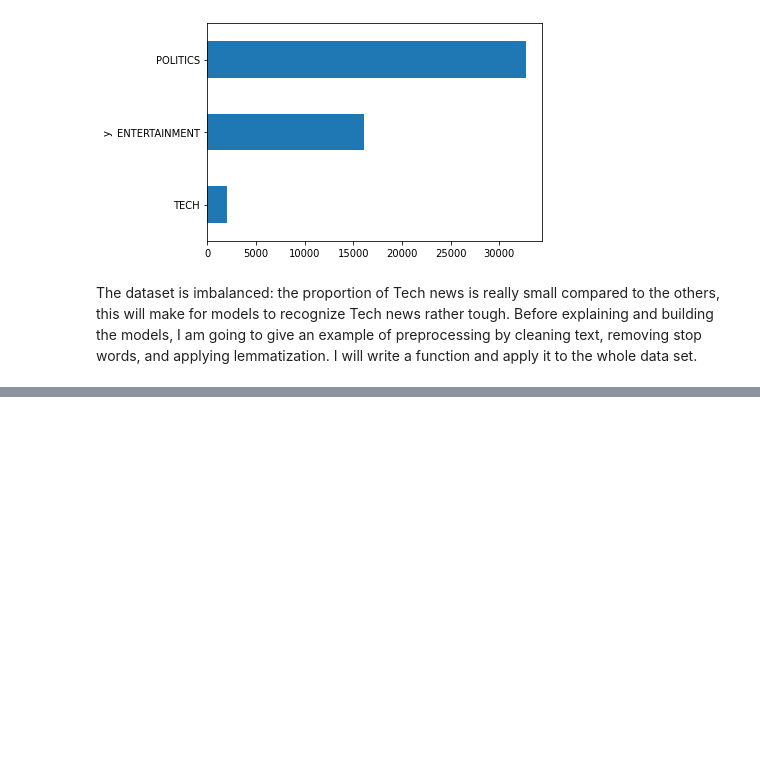
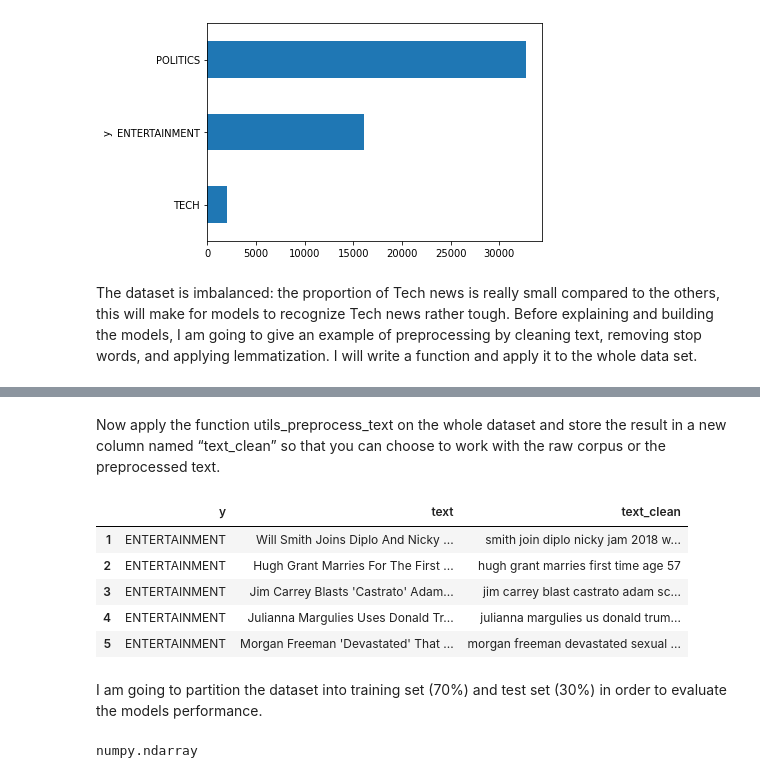
Before and after one commit to raduga256/Text-Classification-with-NLP-Tf-Idf-vs-Word2Vec-vs-BERT, a Jupyter notebook: news_category_classification.ipynb, the cells around one changed output, grey strips where cells are left out. Drawn from its saved outputs; the diff is of its cells as text; code cells hidden in the pictures; blank space fills up the shorter version.

Commit message:
Completed manual data cleaning. closes #4

```diff
--- a/news_category_classification.ipynb
+++ b/news_category_classification.ipynb
@@ -131,3 +131,38 @@ plt.show()
 # %% [markdown]
 The dataset is imbalanced: the proportion of Tech news is really small compared to the others, this will make for models to recognize Tech news rather tough.
 Before explaining and building the models, I am going to give an example of preprocessing by cleaning text, removing stop words, and applying lemmatization. I will write a function and apply it to the whole data set.
+# %%
+'''
+Preprocess a string.
+:parameter
+    :param text: string - name of column containing text
+    :param 1st_stopwords: list - list of stopwords to remove
+    :param flg_stemm: bool - whether stemming is to be applied
+    :param flg_lemm: bool - whether lemmitisation is to be applied
+:return
+    cleaned text
+'''
+def utils_preprocess_text(text, flg_stemm=False, flg_lemm=True, lst_stopwords=None):
+  ## clean (convert to lowercase and remove puncuations and characters and then strip)
+  text = re.sub(r'[^\w\s]', '', str(text).lower().strip())
+
+  ## Tokenize (convert from string to list)
+  lst_text = text.split()
+
+  ## remove stopwords
+  if lst_stopwords is not None:
+    lst_text = [word for word in lst_text if word not in lst_stopwords]
+
+  ## Stemming (remove -ing, -ly, ...)
+  if flg_stemm == True:
+    ps = nltk.stem.porter.PorterStemmer()
+    lst_text = [ps.stem(word) for word in lst_text]
+
+  ## Lemmatisation(convert the word into root word)
+  if flg_lemm == True:
+    lem = nltk.stem.wordnet.WordNetLemmatizer()
+    lst_text = [lem.lemmatize(word) for word in lst_text]
+
+  ## back to string from list
+  text = " ".join(lst_text)
+  return text
@@ -133,0 +184,3 @@ Before explaining and building the models, I am going to give an example of prep
+# %%
+lst_stopwords = nltk.corpus.stopwords.words("english")
+lst_stopwords
@@ -133,0 +205,15 @@ Before explaining and building the models, I am going to give an example of prep
+# %% [markdown]
+Now apply the function utils_preprocess_text on the whole dataset and store the result in a new column named “text_clean” so that you can choose to work with the raw corpus or the preprocessed text.
+# %%
+dtf["text_clean"] = dtf["text"].apply(lambda x: utils_preprocess_text(x, flg_stemm=False, flg_lemm=True, lst_stopwords=lst_stopwords))
+
+dtf.head()
+# %% [output]
+|  | y | text | text_clean |
+| 1 | ENTERTAINMENT | Will Smith Joins Diplo And Nicky ... | smith join diplo nicky jam 2018 w... |
+| 2 | ENTERTAINMENT | Hugh Grant Marries For The First ... | hugh grant marries first time age 57 |
+| 3 | ENTERTAINMENT | Jim Carrey Blasts 'Castrato' Adam... | jim carrey blast castrato adam sc... |
+| 4 | ENTERTAINMENT | Julianna Margulies Uses Donald Tr... | julianna margulies us donald trum... |
+| 5 | ENTERTAINMENT | Morgan Freeman 'Devastated' That ... | morgan freeman devastated sexual ... |
+# %% [markdown]
+I am going to partition the dataset into training set (70%) and test set (30%) in order to evaluate the models performance.
@@ -133,0 +227,4 @@ Before explaining and building the models, I am going to give an example of prep
+# %%
+type(y_test)
+# %% [output]
+numpy.ndarray
```
Also changed, not shown: parts of 4 cells of this notebook.
